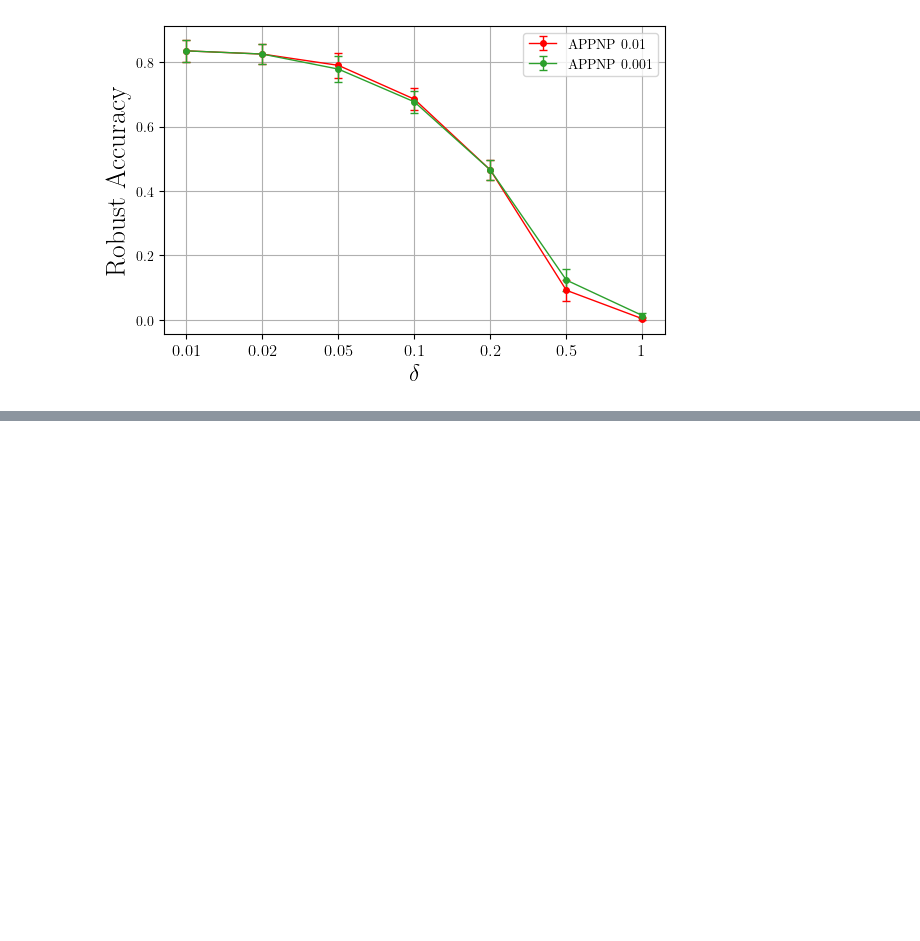
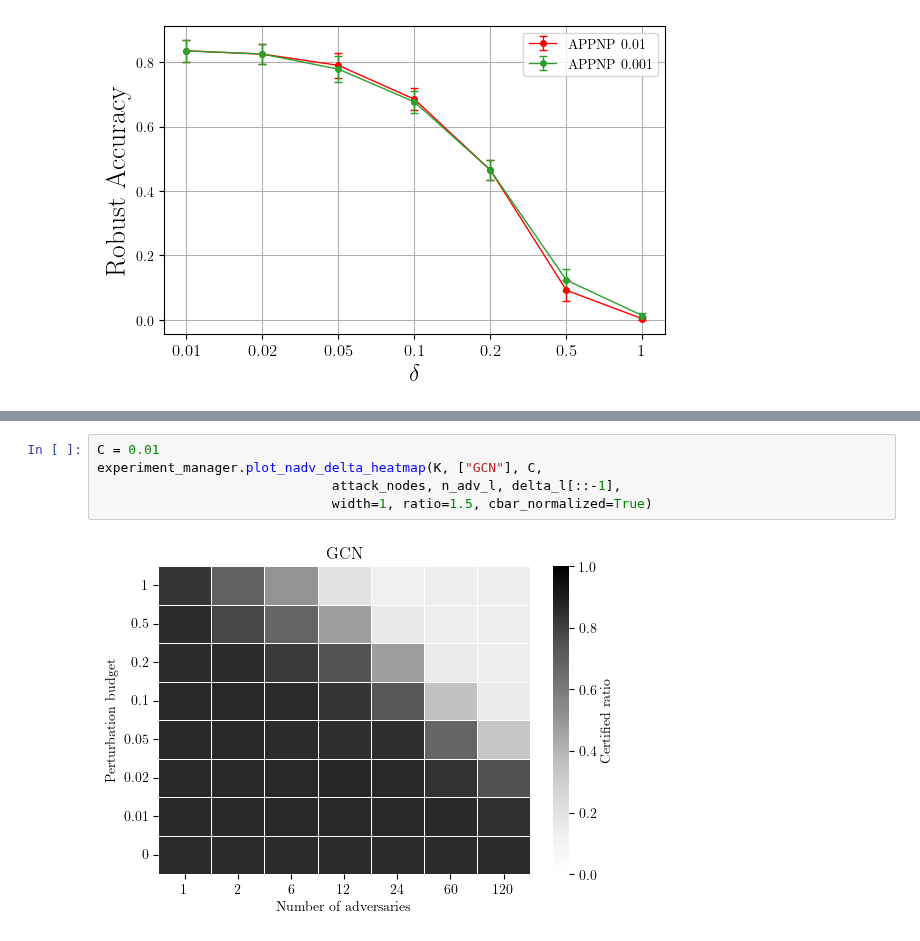
Before and after one commit to saper0/qpcert, a Jupyter notebook: notebooks/certification/cert_gcn.ipynb, the cells around one changed output, grey strips where cells are left out. Saved outputs shown, nothing was run; the diff lists cells and outputs as text; blank space fills up the shorter version.

Commit message:
Added heatmap plots

```diff
--- a/notebooks/certification/cert_gcn.ipynb
+++ b/notebooks/certification/cert_gcn.ipynb
@@ -117,0 +118,7 @@ experiment_manager.plot_robust_acc_delta_nadv(K, models, C_l, attack_nodes,
+# %%
+C = 0.01
+experiment_manager.plot_nadv_delta_heatmap(K, ["GCN"], C,
+                              attack_nodes, n_adv_l, delta_l[::-1],
+                              width=1, ratio=1.5, cbar_normalized=True)
+# %% [output]
+[figure, added]
```
Also changed, not shown: parts of 5 cells of this notebook, 1 other file.
